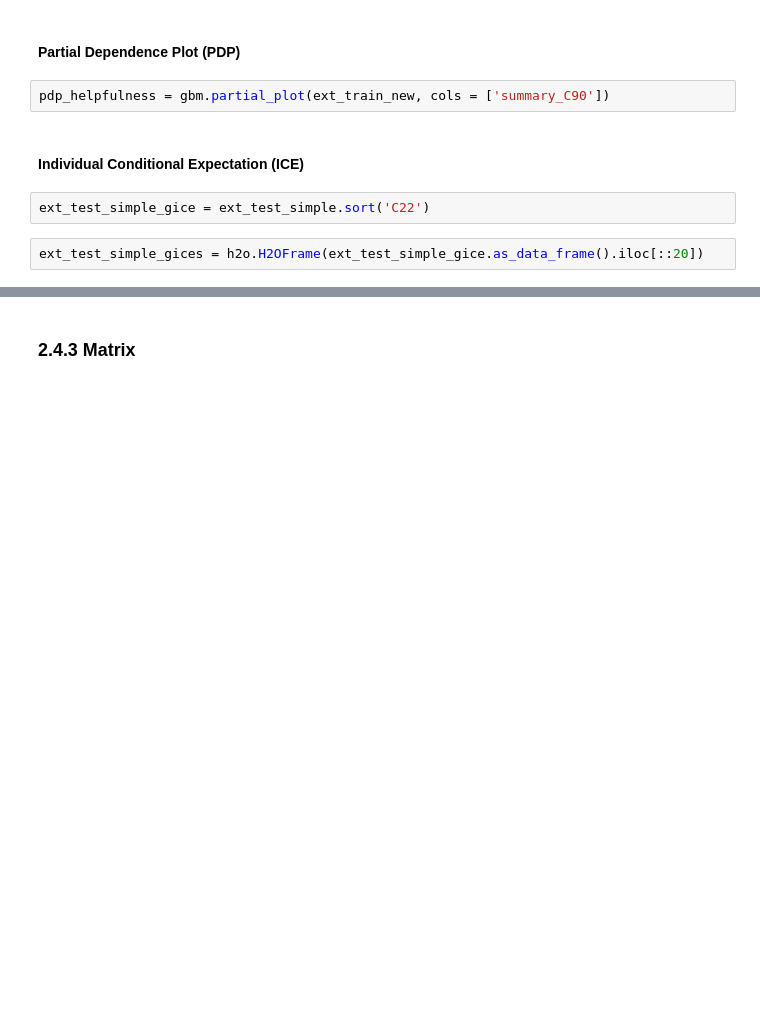
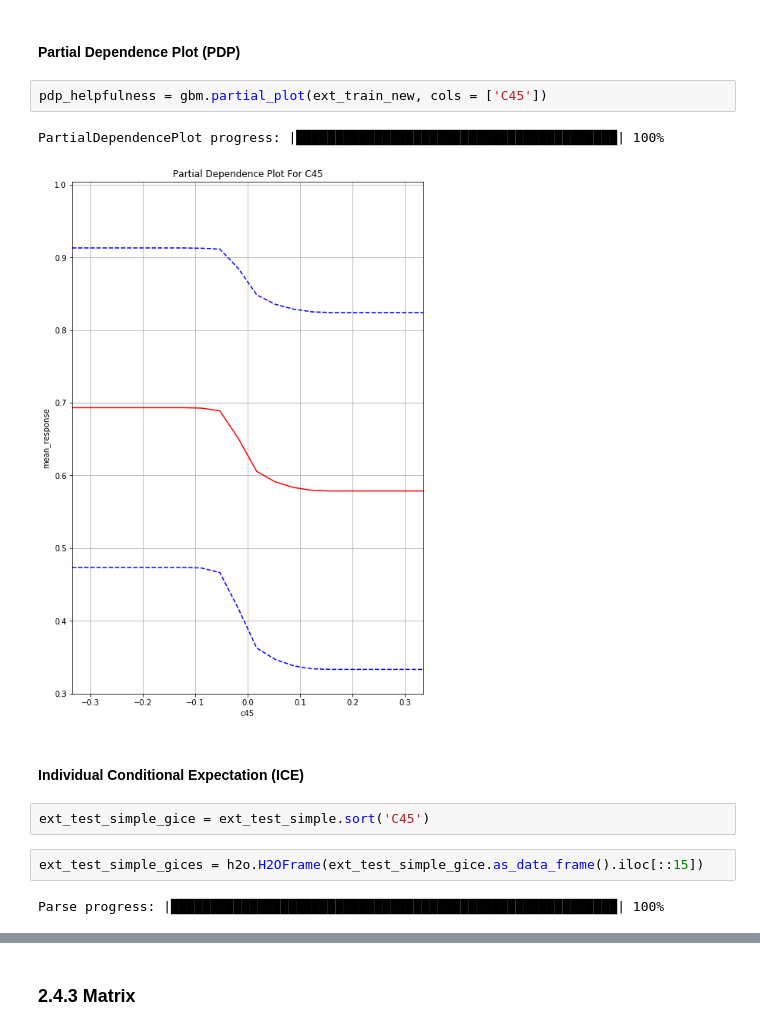
Before and after one commit to MandyMY/AI-Addin, a Jupyter notebook: Final Project.ipynb, the cells around one changed output, grey strips where cells are left out. Cells and saved outputs as stored; diff of their text form; blank space fills up the shorter version.

```diff
--- a/Final Project.ipynb
+++ b/Final Project.ipynb
@@ -506,12 +549,17 @@ gbm.varimp_plot()
 # %% [markdown]
 #### Partial Dependence Plot (PDP)
 # %%
-pdp_helpfulness = gbm.partial_plot(ext_train_new, cols = ['summary_C90'])
+pdp_helpfulness = gbm.partial_plot(ext_train_new, cols = ['C45'])
+# %% [output]
+PartialDependencePlot progress: |█████████████████████████████████████████| 100%
+[figure, added]
 # %% [markdown]
 #### Individual Conditional Expectation (ICE)
 # %%
-ext_test_simple_gice = ext_test_simple.sort('C22')
+ext_test_simple_gice = ext_test_simple.sort('C45')
 # %%
-ext_test_simple_gices = h2o.H2OFrame(ext_test_simple_gice.as_data_frame().iloc[::20])
+ext_test_simple_gices = h2o.H2OFrame(ext_test_simple_gice.as_data_frame().iloc[::15])
+# %% [output]
+Parse progress: |█████████████████████████████████████████████████████████| 100%
 # %%
 ext_test_simple_gices.shape
```
Also changed, not shown: parts of 25 cells of this notebook, 1 other file.
